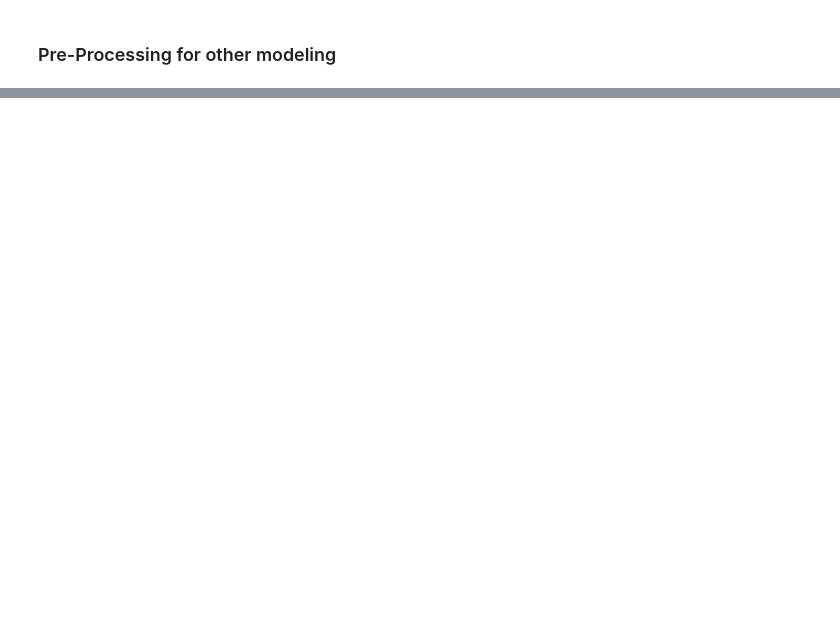
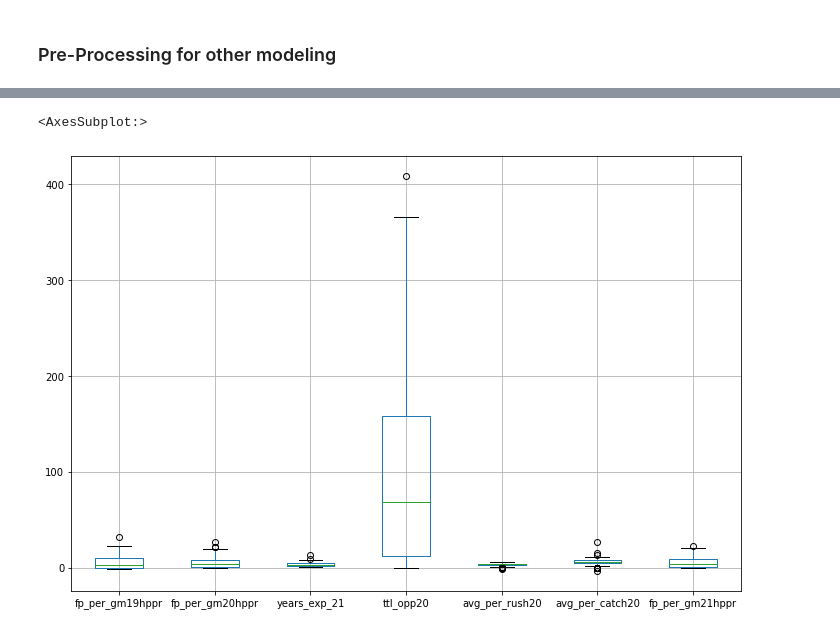
Before and after one commit to stephenkuc/Predicting_Fantasy_Football_Scores, a Jupyter notebook: FF_Modeling.ipynb, the cells around one changed output, grey strips where cells are left out. Saved outputs shown, nothing was run; the diff lists cells and outputs as text; code cells hidden in the pictures; blank space fills up the shorter version.

```diff
--- a/FF_Modeling.ipynb
+++ b/FF_Modeling.ipynb
@@ -204,0 +233,6 @@ rb_X.describe()
+# %%
+plt.figure(figsize = (12,8))
+rb_X.boxplot()
+# %% [output]
+<AxesSubplot:>
+[figure, added]
```
Also changed, not shown: parts of 24 cells of this notebook.
